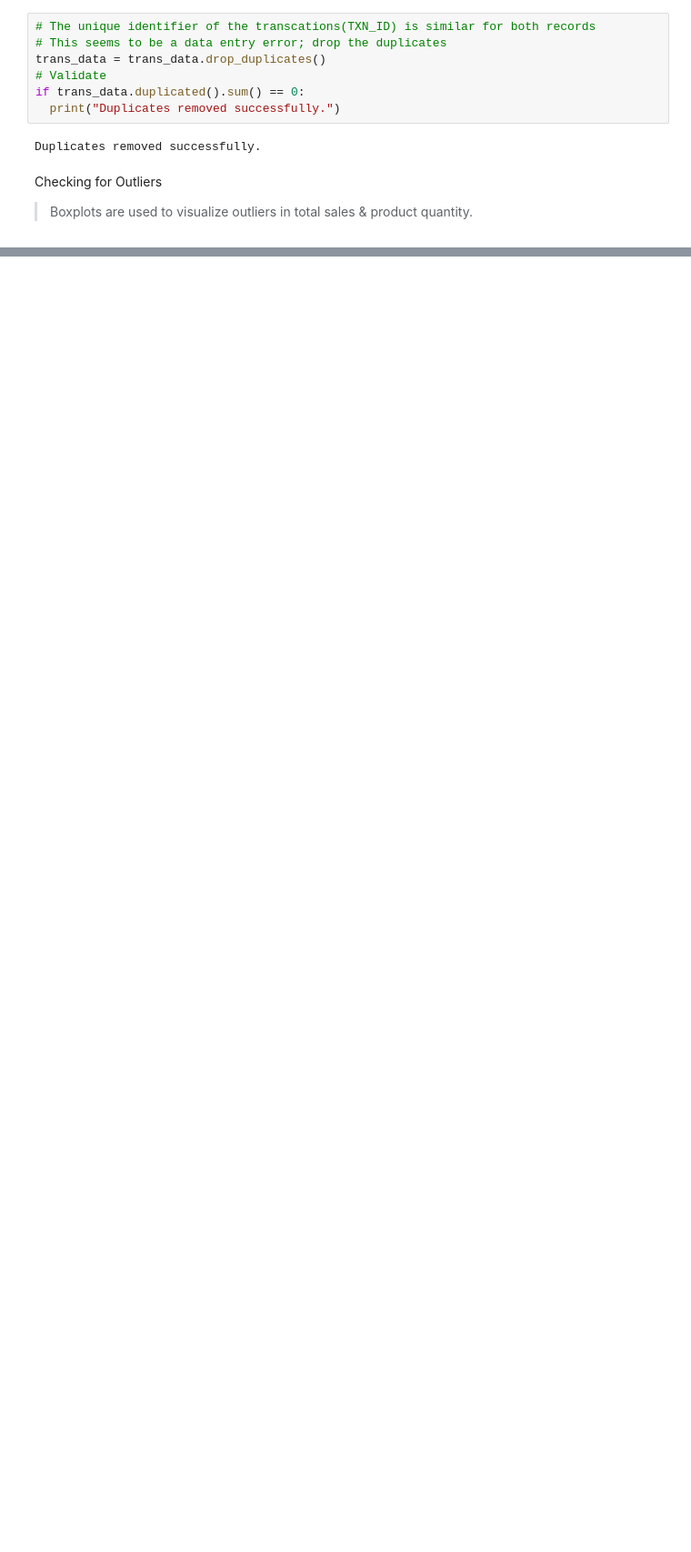
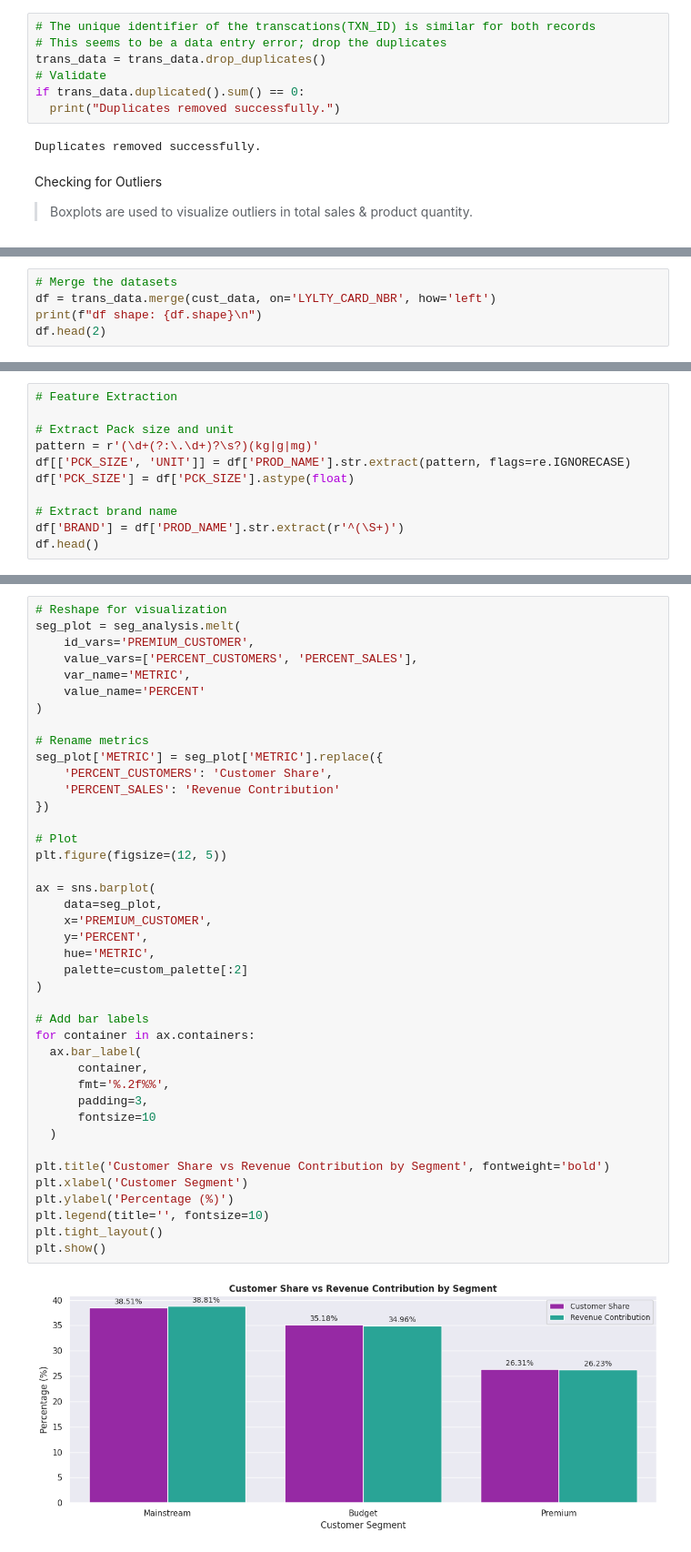
Before and after one commit to edi-kanyua/Product-Analytics-and-Consumer-Insights, a Jupyter notebook: Product_Analytics_&_Consumer_Insights.ipynb, the cells around one changed output, grey strips where cells are left out. Shown at 91% size. Drawn from its saved outputs; the diff is of its cells as text; blank space fills up the shorter version.

```diff
--- a/Product_Analytics_&_Consumer_Insights.ipynb
+++ b/Product_Analytics_&_Consumer_Insights.ipynb
@@ -168,0 +191,5 @@ plt.show()
+# %%
+# Merge the datasets
+df = trans_data.merge(cust_data, on='LYLTY_CARD_NBR', how='left')
+print(f"df shape: {df.shape}\n")
+df.head(2)
@@ -168,0 +201,11 @@ plt.show()
+# %%
+# Feature Extraction
+
+# Extract Pack size and unit
+pattern = r'(\d+(?:\.\d+)?\s?)(kg|g|mg)'
+df[['PCK_SIZE', 'UNIT']] = df['PROD_NAME'].str.extract(pattern, flags=re.IGNORECASE)
+df['PCK_SIZE'] = df['PCK_SIZE'].astype(float)
+
+# Extract brand name
+df['BRAND'] = df['PROD_NAME'].str.extract(r'^(\S+)')
+df.head()
@@ -168,0 +248,43 @@ plt.show()
+# %%
+# Reshape for visualization
+seg_plot = seg_analysis.melt(
+    id_vars='PREMIUM_CUSTOMER',
+    value_vars=['PERCENT_CUSTOMERS', 'PERCENT_SALES'],
+    var_name='METRIC',
+    value_name='PERCENT'
+)
+
+# Rename metrics
+seg_plot['METRIC'] = seg_plot['METRIC'].replace({
+    'PERCENT_CUSTOMERS': 'Customer Share',
+    'PERCENT_SALES': 'Revenue Contribution'
+})
+
+# Plot
+plt.figure(figsize=(12, 5))
+
+ax = sns.barplot(
+    data=seg_plot,
+    x='PREMIUM_CUSTOMER',
+    y='PERCENT',
+    hue='METRIC',
+    palette=custom_palette[:2]
+)
+
+# Add bar labels
+for container in ax.containers:
+  ax.bar_label(
+      container,
+      fmt='%.2f%%',
+      padding=3,
+      fontsize=10
+  )
+
+plt.title('Customer Share vs Revenue Contribution by Segment', fontweight='bold')
+plt.xlabel('Customer Segment')
+plt.ylabel('Percentage (%)')
+plt.legend(title='', fontsize=10)
+plt.tight_layout()
+plt.show()
+# %% [output]
+[figure, added]
```
Also changed, not shown: parts of 17 cells of this notebook.
